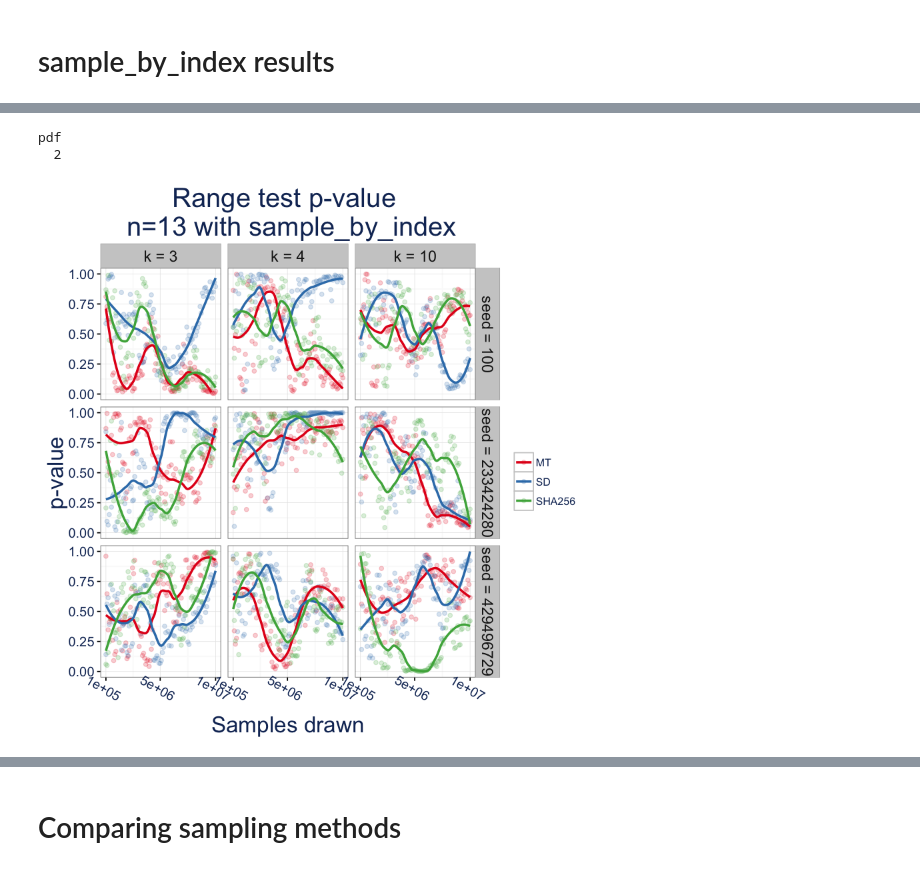
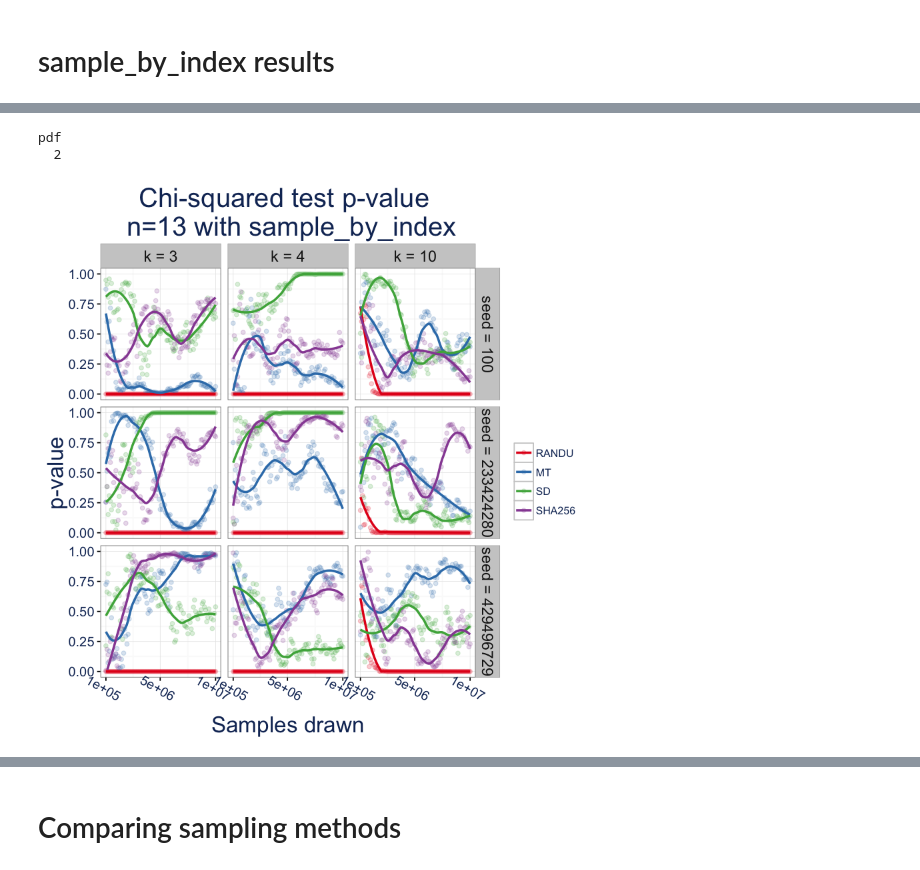
Before and after one commit to kellieotto/prng-slides, a Jupyter notebook: code/freq-sim-results.ipynb, the cells around one changed output, grey strips where cells are left out. Cells and saved outputs as stored; diff of their text form; code cells hidden in the pictures.

Commit message:
Add RANDU to figures and make font larger

```diff
--- a/code/freq-sim-results.ipynb
+++ b/code/freq-sim-results.ipynb
@@ -3,12 +3,12 @@ library(dplyr)
 library(ggplot2)
 report_theme <- theme(
   panel.background = element_rect(fill = "white"),
-  axis.text.x = element_text(size = 12, color = "#143264", angle = -30, vjust = 0.6),
-  axis.text.y = element_text(size = 12, color = "#143264"),
+  axis.text.x = element_text(size = 14, color = "#143264", angle = -30, vjust = 0.6),
+  axis.text.y = element_text(size = 14, color = "#143264"),
   axis.title = element_text(size = 20, color = "#143264"),
   title = element_text(color = "#143264", size = 20),
-  legend.title = element_text(color = "#143264", size = 16),
-  legend.text = element_text(color = "#143264", size = 16),
+  legend.title = element_text(color = "#143264", size = 18),
+  legend.text = element_text(color = "#143264", size = 18),
   strip.text.x = element_text(size = 14),
   strip.text.y = element_text(size = 14)
 ) + theme_bw()
@@ -140,26 +157,25 @@ pdf
 # %%
-n13_range_sbi = res %>%
+n13_chisq_sbi = res %>%
     filter(Algorithm == "sample_by_index") %>%
     filter(Pop.size == 13) %>%
-    filter(PRNG != "RANDU") %>%
     mutate(seed = paste0("seed = ", seed)) %>%
     mutate(Sample.size = paste0("k = ", Sample.size)) %>%
     mutate(Sample.size = factor(Sample.size, levels = c("k = 3", "k = 4", "k = 10"))) %>%
-    ggplot(aes(x = reps, y = Range.P.value, color = factor(PRNG))) +
+    ggplot(aes(x = reps, y = Chisq.P.value, color = factor(PRNG))) +
     geom_point(alpha = 0.2) + geom_smooth(se = FALSE, span = 0.5) +
     facet_grid(seed~Sample.size) +
     ylim(0, 1) +
-    ggtitle("Range test p-value \n n=13 with sample_by_index") +
+    ggtitle("Chi-squared test p-value \n n=13 with sample_by_index") +
     report_theme +
     xlab("Samples drawn") +
     ylab("p-value") +
     labs(color = "") +
     scale_color_brewer(palette = "Set1") +
     scale_x_continuous(breaks = c(1e5, 5*1e6, 1e7))
-n13_range_sbi
+n13_chisq_sbi
 
-pdf("../fig/prng-comparison-range-n13-sbi.pdf", width = 12)
-n13_range_sbi
+pdf("../fig/prng-comparison-chisq-n13-sbi.pdf", width = 12)
+n13_chisq_sbi
 dev.off()
 # %% [output]
 Warning message:
@@ -168,3 +184,3 @@ Warning message:
 pdf
   2
-[figure, old version]
+[figure, new version]
```
Also changed, not shown: parts of 7 cells of this notebook, 3 other files.
